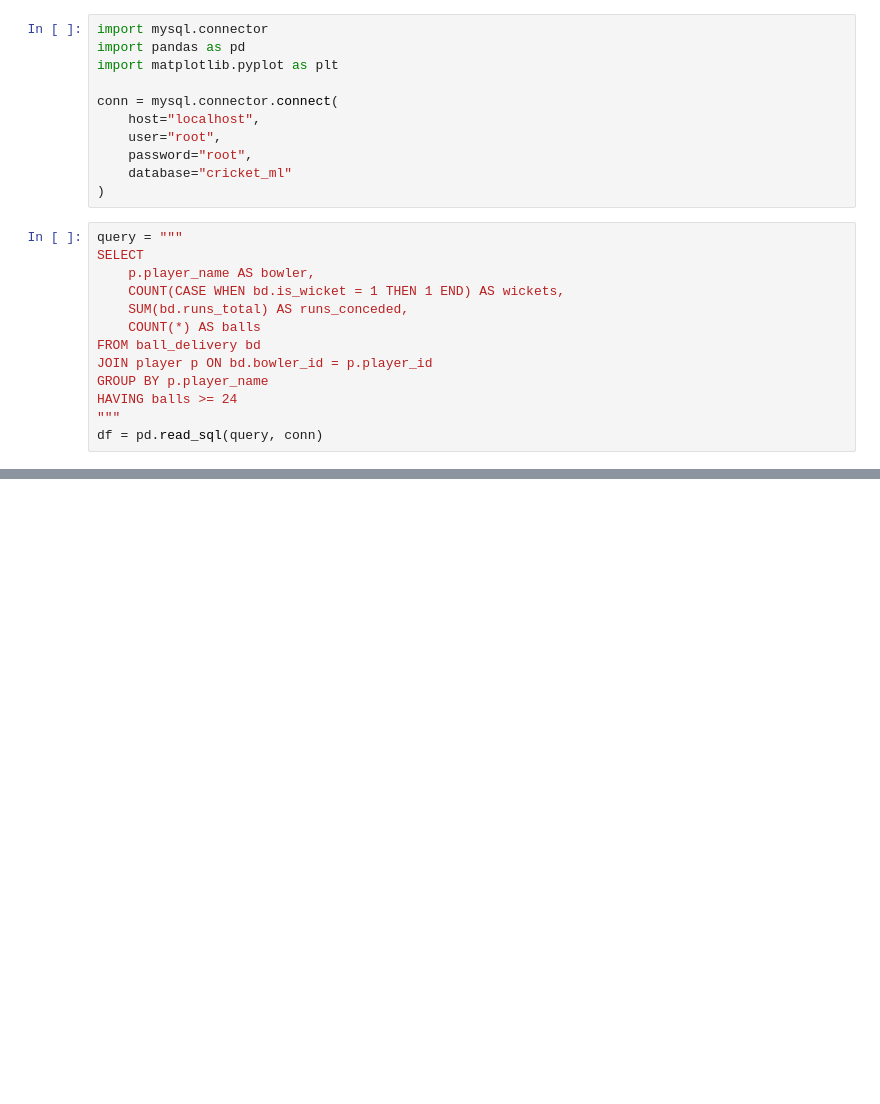
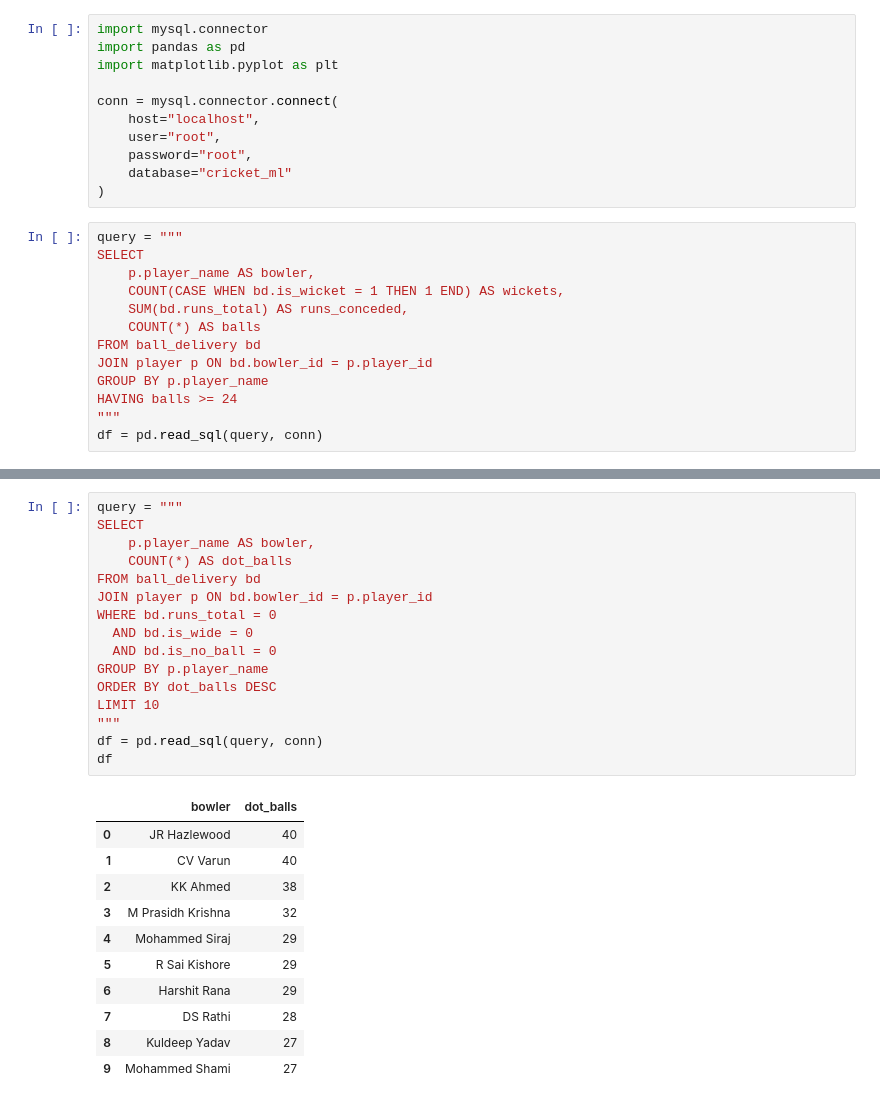
Before and after one commit to Jeswanth15/cricket-ml-, a Jupyter notebook: notebooks/03_bowling_analysis.ipynb, the cells around one changed output, grey strips where cells are left out. Cells and saved outputs as stored; diff of their text form; blank space fills up the shorter version.

```diff
--- a/notebooks/03_bowling_analysis.ipynb
+++ b/notebooks/03_bowling_analysis.ipynb
@@ -91,0 +148,28 @@ plt.show()
+# %%
+query = """
+SELECT
+    p.player_name AS bowler,
+    COUNT(*) AS dot_balls
+FROM ball_delivery bd
+JOIN player p ON bd.bowler_id = p.player_id
+WHERE bd.runs_total = 0
+  AND bd.is_wide = 0
+  AND bd.is_no_ball = 0
+GROUP BY p.player_name
+ORDER BY dot_balls DESC
+LIMIT 10
+"""
+df = pd.read_sql(query, conn)
+df
+# %% [output]
+|  | bowler | dot_balls |
+| 0 | JR Hazlewood | 40 |
+| 1 | CV Varun | 40 |
+| 2 | KK Ahmed | 38 |
+| 3 | M Prasidh Krishna | 32 |
+| 4 | Mohammed Siraj | 29 |
+| 5 | R Sai Kishore | 29 |
+| 6 | Harshit Rana | 29 |
+| 7 | DS Rathi | 28 |
+| 8 | Kuldeep Yadav | 27 |
+| 9 | Mohammed Shami | 27 |
```
Also changed, not shown: parts of 5 cells of this notebook, 3 other files.
